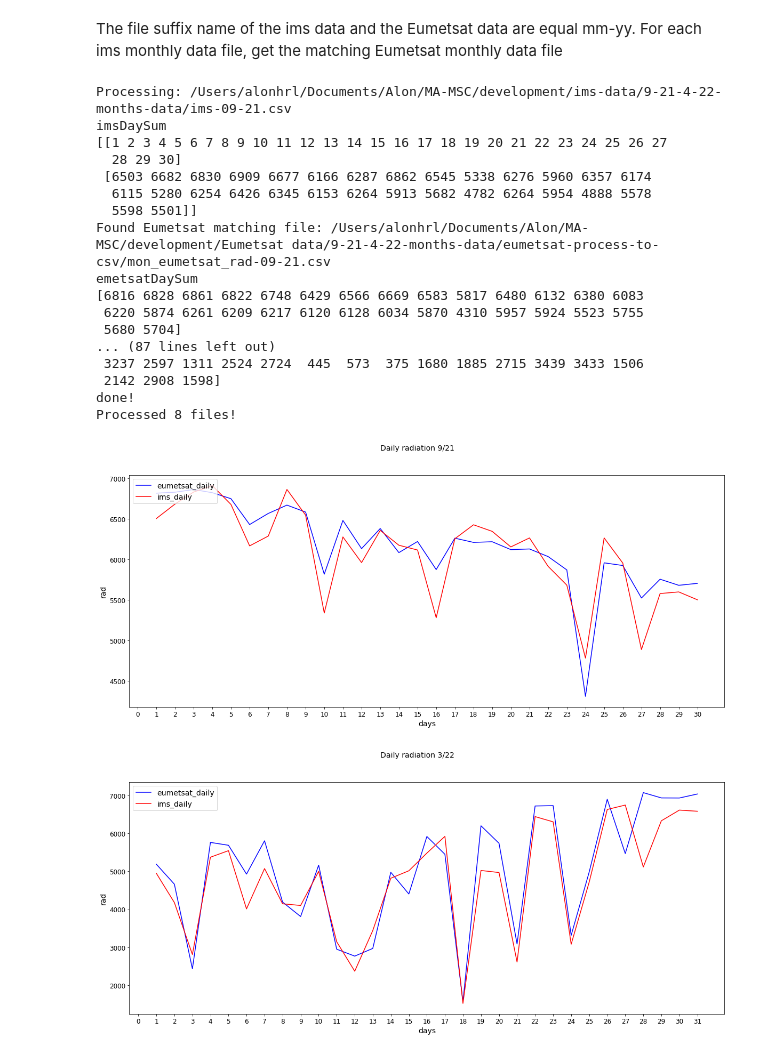
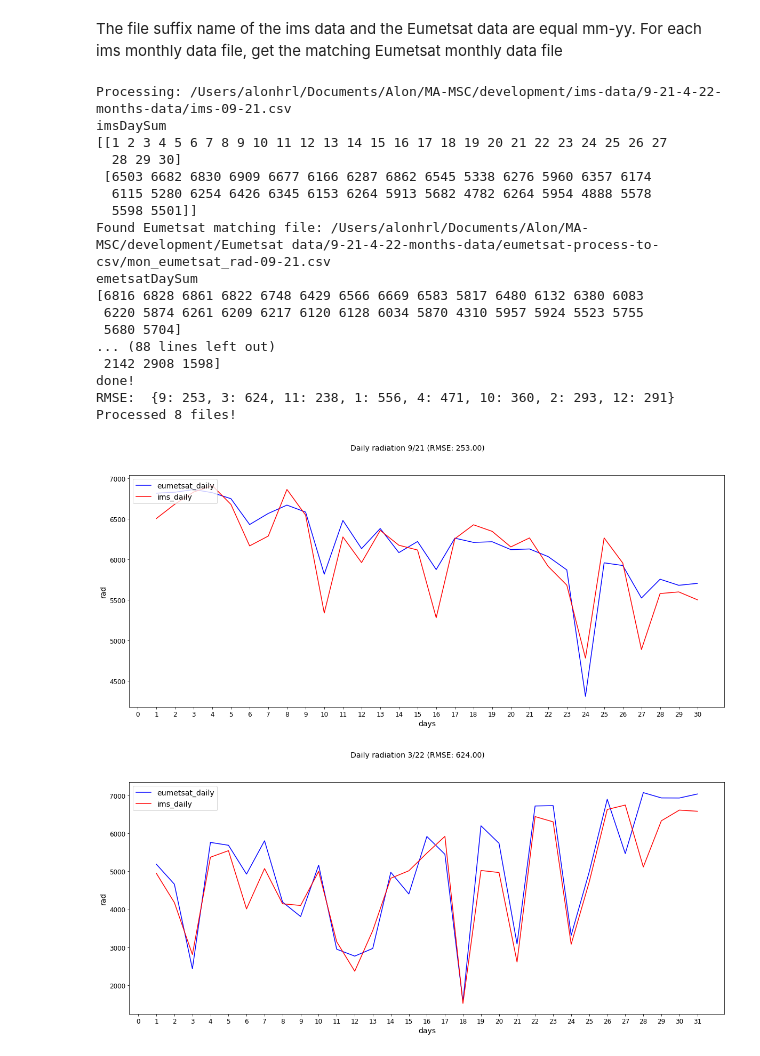
Before and after one commit to alonhrl/Radiation-data, a Jupyter notebook: compare-ims-eumetsat-data.ipynb, the cells around one changed output. Drawn from its saved outputs; the diff is of its cells as text; code cells hidden in the pictures.

Commit message:
Added RMSE calculation

```diff
--- a/compare-ims-eumetsat-data.ipynb
+++ b/compare-ims-eumetsat-data.ipynb
@@ -63,3 +65,9 @@ def find_matching_eumetsat_file(req_month, req_year):
                 month, year = get_file_month_year(file_name)
                 if((month == req_month) and (year == req_year)):
                     return fname
+# %%
+def calculate_rmse(measured, predicted):
+
+    MSE = np.square(np.subtract(measured,predicted)).mean()
+    RMSE = math.sqrt(MSE)
+    return int(RMSE)
@@ -66,5 +88,5 @@ def find_matching_eumetsat_file(req_month, req_year):
 # %%
-def plot_radiation_graph(month, year, imsDaySum, emetsatDaySum):
+def plot_radiation_graph(month, year, imsDaySum, emetsatDaySum, rmse):
     x = imsDaySum[0]
     ims_daily = imsDaySum[1]
     eumetsat_daily = emetsatDaySum
@@ -78,7 +100,9 @@ def plot_radiation_graph(month, year, imsDaySum, emetsatDaySum):
     ax.set_xlabel('days', fontsize=14)
     ax.set_ylabel('rad', fontsize=14)
 
-    fig.suptitle('Daily radiation %d/%d'%(month, year), fontsize=14)
+    title = 'Daily radiation %d/%d (RMSE: %.2f)' % (int(month), int(year), rmse)
+    fig.suptitle(title, fontsize=14)
+
     plt.rc('legend', fontsize=14)
     plt.legend(loc="upper left")
     plt.rcParams["figure.figsize"] = (20,8)
@@ -94,6 +118,8 @@ The file suffix name of the ims data and the Eumetsat data are equal mm-yy.
 For each ims monthly data file, get the matching Eumetsat monthly data file
 # %%
 count = 0
+rmse_dict = {}
+rmse_file = '/Users/alonhrl/Documents/Alon/MA-MSC/development/Radiation-data/rmse.csv'
 #iterate recursively over all CSV files in the directory
 
 for dirpath, dirs, files in os.walk(imsInputDir):
@@ -119,35 +145,39 @@ for dirpath, dirs, files in os.walk(imsInputDir):
                 print("Found Eumetsat matching file: %s" % (eumetsat_data_file))
                 emetsatDaySum = generate_eumetsat_day_radiation_array(eumetsat_data_file)
                 print("emetsatDaySum")
                 print(emetsatDaySum)
+                rmse = calculate_rmse(imsDaySum[1], emetsatDaySum)
+                rmse_dict[month] = rmse
 
-                plot_radiation_graph(month, year, imsDaySum, emetsatDaySum)
+                plot_radiation_graph(month, year, imsDaySum, emetsatDaySum, rmse)
             else:
                 print("Eumetsat matching file for %02d-%02d is missing !!!" %(month, year))
 
 
 
 
             print("done!")
 
+#write_rmse_to_file(rmse_file, rmse_list)
+print("RMSE: ", rmse_dict)
 print ("Processed %d files!" % (count))
 # %% [output]
 Processing: /Users/alonhrl/Documents/Alon/MA-MSC/development/ims-data/9-21-4-22-months-data/ims-09-21.csv
 imsDaySum
 [[1 2 3 4 5 6 7 8 9 10 11 12 13 14 15 16 17 18 19 20 21 22 23 24 25 26 27
   28 29 30]
  [6503 6682 6830 6909 6677 6166 6287 6862 6545 5338 6276 5960 6357 6174
   6115 5280 6254 6426 6345 6153 6264 5913 5682 4782 6264 5954 4888 5578
   5598 5501]]
 Found Eumetsat matching file: /Users/alonhrl/Documents/Alon/MA-MSC/development/Eumetsat data/9-21-4-22-months-data/eumetsat-process-to-csv/mon_eumetsat_rad-09-21.csv
 emetsatDaySum
 [6816 6828 6861 6822 6748 6429 6566 6669 6583 5817 6480 6132 6380 6083
  6220 5874 6261 6209 6217 6120 6128 6034 5870 4310 5957 5924 5523 5755
  5680 5704]
-... (87 lines left out)
- 3237 2597 1311 2524 2724  445  573  375 1680 1885 2715 3439 3433 1506
+... (88 lines left out)
  2142 2908 1598]
 done!
+RMSE:  {9: 253, 3: 624, 11: 238, 1: 556, 4: 471, 10: 360, 2: 293, 12: 291}
 Processed 8 files!
-[figure, old version]
+[figure, new version]
-[figure, old version]
+[figure, new version]
```
Also changed, not shown: parts of 3 cells of this notebook, 2 other files.
